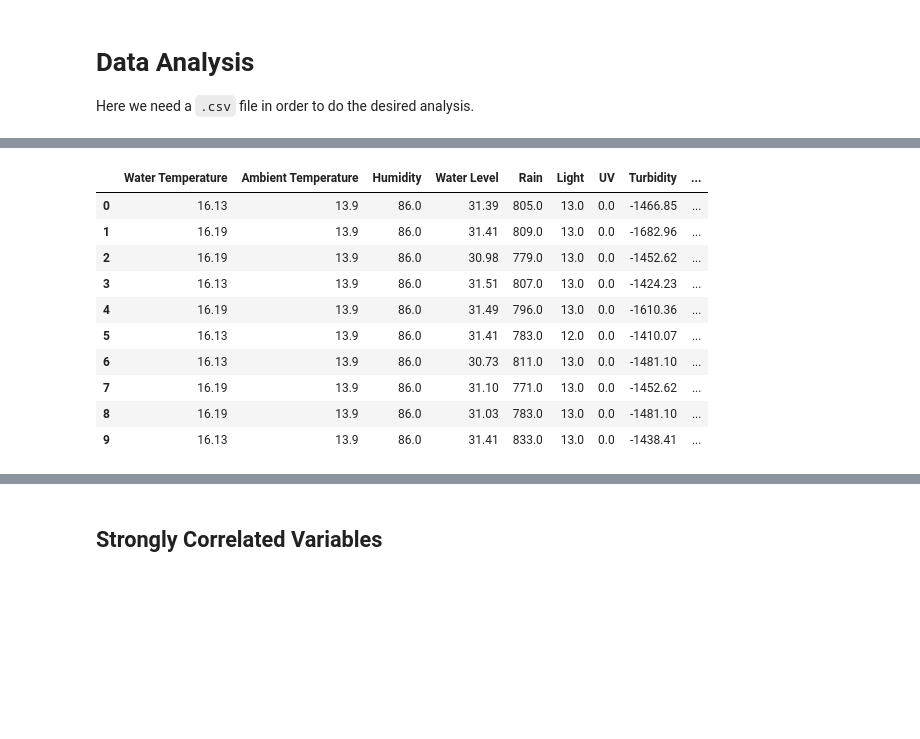
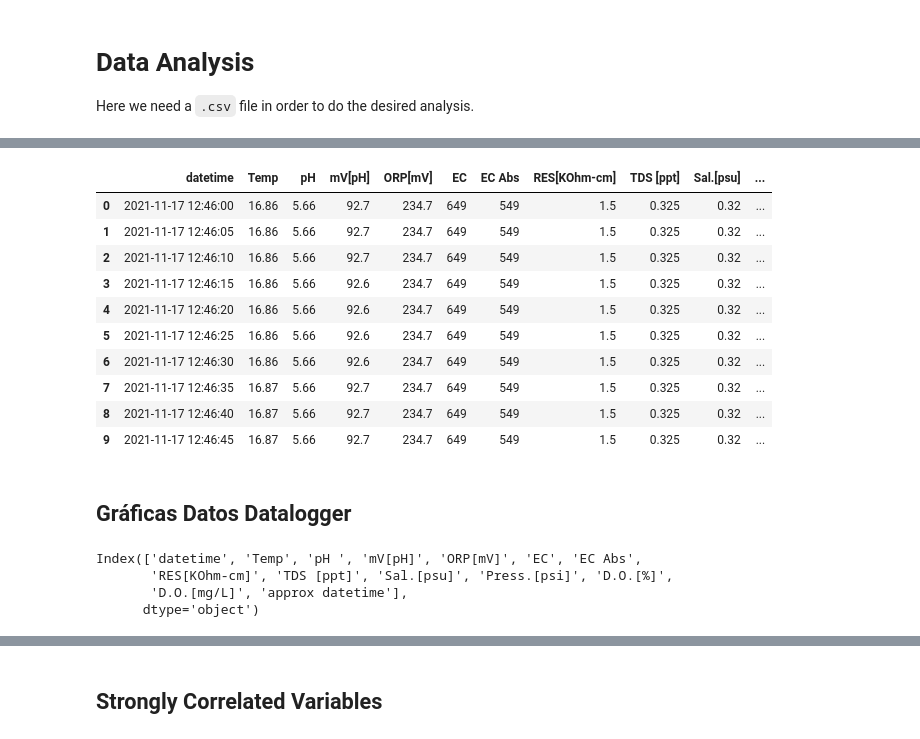
Before and after one commit to open-pisciculture/pisciculture-db, a Jupyter notebook: data_analysis.ipynb, the cells around one changed output, grey strips where cells are left out. Saved outputs shown, nothing was run; the diff lists cells and outputs as text; code cells hidden in the pictures; blank space fills up the shorter version.

```diff
--- a/data_analysis.ipynb
+++ b/data_analysis.ipynb
@@ -12,25 +23,31 @@ import seaborn as sns
 # %%
-df = pd.read_csv('formatted_data_nov03.csv')
-df["datetime"] = pd.to_datetime(df["Datetime"])
+df = pd.read_csv('mergedDatalogger_formatted_data_nov1722.csv')
+df["datetime"] = pd.to_datetime(df["datetime"])
 # df = df.set_index('datetime')
 del df["Datetime"]
 df["approx datetime"] = df["datetime"].round('1min') # redondeamos a los X mins más cercanos (X según frec. de los videos)
 
-# del df["Turbidity"]
-# del df["pH"]
-# del df["Light"]
-df = df.sort_values('datetime', ignore_index=True)
+del df["Sigma T[sT]"]
 # df = df.sort_index()
 df.head(10)
 # %% [output]
-|  | Water Temperature | Ambient Temperature | Humidity | Water Level | Rain | Light | UV | Turbidity | ... |
-| 0 | 16.13 | 13.9 | 86.0 | 31.39 | 805.0 | 13.0 | 0.0 | -1466.85 | ... |
-| 1 | 16.19 | 13.9 | 86.0 | 31.41 | 809.0 | 13.0 | 0.0 | -1682.96 | ... |
-| 2 | 16.19 | 13.9 | 86.0 | 30.98 | 779.0 | 13.0 | 0.0 | -1452.62 | ... |
-| 3 | 16.13 | 13.9 | 86.0 | 31.51 | 807.0 | 13.0 | 0.0 | -1424.23 | ... |
-| 4 | 16.19 | 13.9 | 86.0 | 31.49 | 796.0 | 13.0 | 0.0 | -1610.36 | ... |
-| 5 | 16.13 | 13.9 | 86.0 | 31.41 | 783.0 | 12.0 | 0.0 | -1410.07 | ... |
-| 6 | 16.13 | 13.9 | 86.0 | 30.73 | 811.0 | 13.0 | 0.0 | -1481.10 | ... |
-| 7 | 16.19 | 13.9 | 86.0 | 31.10 | 771.0 | 13.0 | 0.0 | -1452.62 | ... |
-| 8 | 16.19 | 13.9 | 86.0 | 31.03 | 783.0 | 13.0 | 0.0 | -1481.10 | ... |
-| 9 | 16.13 | 13.9 | 86.0 | 31.41 | 833.0 | 13.0 | 0.0 | -1438.41 | ... |
+|  | datetime | Temp | pH | mV[pH] | ORP[mV] | EC | EC Abs | RES[KOhm-cm] | TDS [ppt] | Sal.[psu] | ... |
+| 0 | 2021-11-17 12:46:00 | 16.86 | 5.66 | 92.7 | 234.7 | 649 | 549 | 1.5 | 0.325 | 0.32 | ... |
+| 1 | 2021-11-17 12:46:05 | 16.86 | 5.66 | 92.7 | 234.7 | 649 | 549 | 1.5 | 0.325 | 0.32 | ... |
+| 2 | 2021-11-17 12:46:10 | 16.86 | 5.66 | 92.7 | 234.7 | 649 | 549 | 1.5 | 0.325 | 0.32 | ... |
+| 3 | 2021-11-17 12:46:15 | 16.86 | 5.66 | 92.6 | 234.7 | 649 | 549 | 1.5 | 0.325 | 0.32 | ... |
+| 4 | 2021-11-17 12:46:20 | 16.86 | 5.66 | 92.6 | 234.7 | 649 | 549 | 1.5 | 0.325 | 0.32 | ... |
+| 5 | 2021-11-17 12:46:25 | 16.86 | 5.66 | 92.6 | 234.7 | 649 | 549 | 1.5 | 0.325 | 0.32 | ... |
+| 6 | 2021-11-17 12:46:30 | 16.86 | 5.66 | 92.6 | 234.7 | 649 | 549 | 1.5 | 0.325 | 0.32 | ... |
+| 7 | 2021-11-17 12:46:35 | 16.87 | 5.66 | 92.7 | 234.7 | 649 | 549 | 1.5 | 0.325 | 0.32 | ... |
+| 8 | 2021-11-17 12:46:40 | 16.87 | 5.66 | 92.7 | 234.7 | 649 | 549 | 1.5 | 0.325 | 0.32 | ... |
+| 9 | 2021-11-17 12:46:45 | 16.87 | 5.66 | 92.7 | 234.7 | 649 | 549 | 1.5 | 0.325 | 0.32 | ... |
+# %% [markdown]
+## Gráficas Datos Datalogger
+# %%
+df.columns
+# %% [output]
+Index(['datetime', 'Temp', 'pH ', 'mV[pH]', 'ORP[mV]', 'EC', 'EC Abs',
+       'RES[KOhm-cm]', 'TDS [ppt]', 'Sal.[psu]', 'Press.[psi]', 'D.O.[%]',
+       'D.O.[mg/L]', 'approx datetime'],
+      dtype='object')
```
Also changed, not shown: parts of 12 cells of this notebook, 9 other files.
